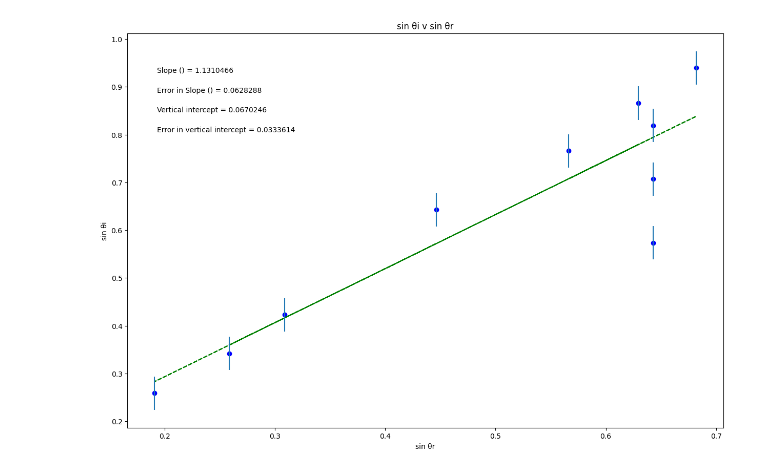
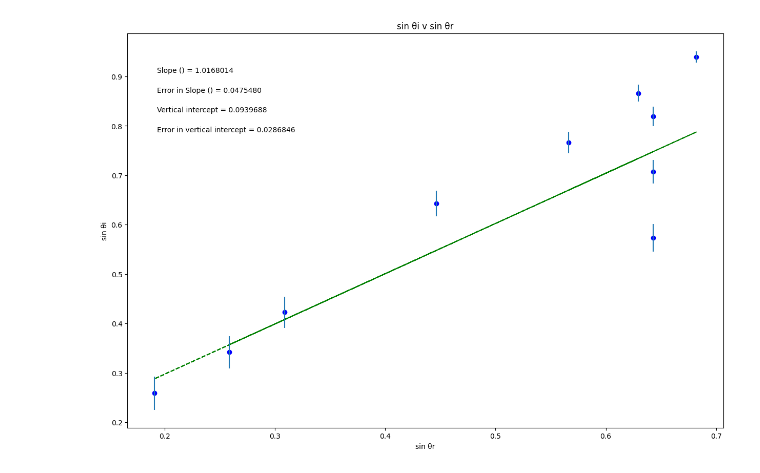
Before and after one commit to henryballingerr-create/henry, a Jupyter notebook: index_of_refraction.ipynb, the cells around one changed output. Saved outputs shown, nothing was run; the diff lists cells and outputs as text; code cells hidden in the pictures.

```diff
--- a/index_of_refraction.ipynb
+++ b/index_of_refraction.ipynb
@@ -23,7 +23,7 @@ xvariable_changeme = np.array([0.446198, 0.258819, 0.62932, 0.566406, 0.681998,
 
 yvariable_changeme = np.array([0.64278761, 0.34202014, 0.8660254, 0.76604444, 0.93969262, 0.25881905, 0.42261826, 0.57357644, 0.70710678, 0.81915204])
 
-err_yvariable_changeme = np.array([0.0348995, 0.0348995, 0.0348995, 0.0348995, 0.0348995, 0.0348995, 0.0348995, 0.0348995, 0.0348995, 0.0348995])
+err_yvariable_changeme = np.array([0.026343, 0.032586, 0.016922, 0.021966, 0.011364, 0.033553, 0.031372, 0.028239, 0.024247, 0.019519])
 
 
 
@@ -92,31 +92,31 @@ elif annotation_placement==3 or annotation_placement==4:
 #Don't need to change anything in this section!
 
 #Plot data on graph. Plot error bars and place values for slope,
 #error in slope, and vertical intercept (plus error) on the plot using "annotate"
 
 plt.figure(figsize=(15,10))
 
 plt.plot(x, fit, color='green', linestyle='--')
 plt.scatter(x, y, color='blue', marker='o')
 
 plt.xlabel(x_label)
 plt.ylabel(y_label)
 plt.title(plot_title)
 
 plt.errorbar(x, y, yerr=dy, xerr=None, fmt="none") #don't need to plot x error bars
 
 plt.annotate('Slope ({}) = {value:.{digits}f}'.format(slope_units,value=m, digits=7),
              (xpos, ypos[0]), xycoords='axes fraction')
 
 plt.annotate('Error in Slope ({}) = {value:.{digits}f}'.format(slope_units,value=dm, digits=7),
              (xpos, ypos[1]), xycoords='axes fraction')
 
 plt.annotate('Vertical intercept = {value:.{digits}f}'.format(value=b, digits=7),
              (xpos, ypos[2]), xycoords='axes fraction')
 
 plt.annotate('Error in vertical intercept = {value:.{digits}f}'.format(value=db, digits=7),
              (xpos, ypos[3]), xycoords='axes fraction')
 
 plt.show()
 # %% [output]
-[figure, old version]
+[figure, new version]
```
